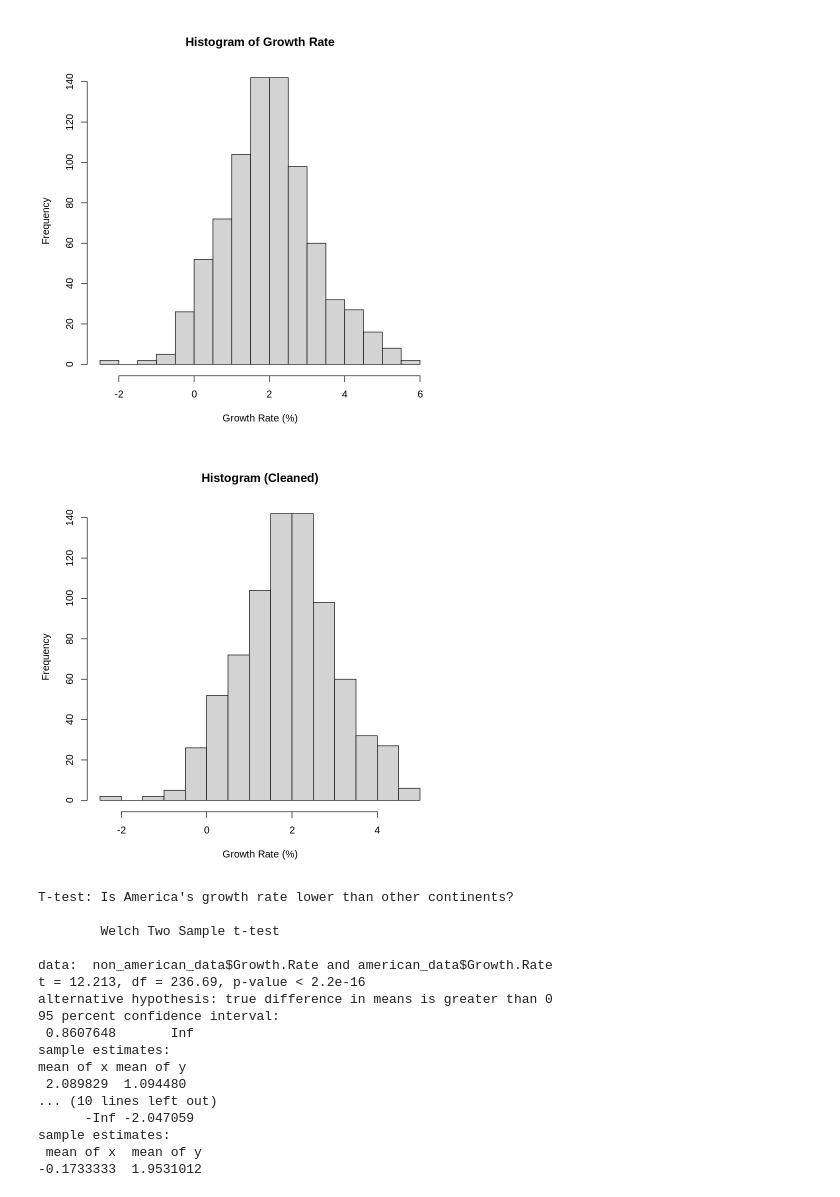
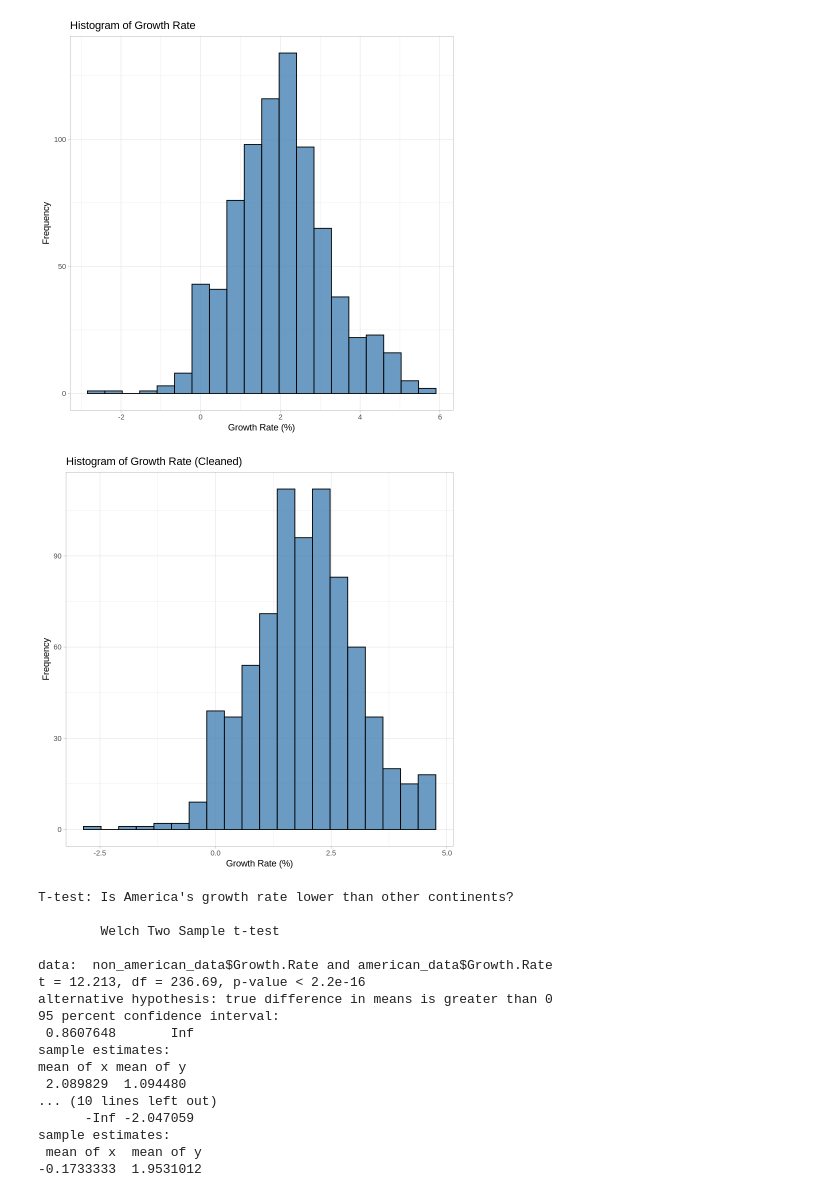
Before and after one commit to pdrzxzz/world-population-growth-rate-in-R, a Jupyter notebook: world-population-growth-rate.ipynb, the cells around one changed output. Cells and saved outputs as stored; diff of their text form; code cells hidden in the pictures.

```diff
--- a/world-population-growth-rate.ipynb
+++ b/world-population-growth-rate.ipynb
@@ -2,14 +2,22 @@
 <a href="https://colab.research.google.com/github/pdrzxzz/world-population-growth-rate-in-R/blob/main/world-population-growth-rate.ipynb" target="_parent"><img src="https://colab.research.google.com/assets/colab-badge.svg" alt="Open In Colab"/></a>
 # %%
 ####### REQUIRED PACKAGES INSTALLATION AND LOADING #######
+# Define required packages
 packages <- c("dplyr", "ggplot2", "plotly", "nortest")
+
+# Check which packages are not installed yet
 installed <- packages %in% rownames(installed.packages())
+
+# Install missing packages
 if (any(!installed)) install.packages(packages[!installed])
+
+# Load all packages
 lapply(packages, library, character.only = TRUE)
 
 
 ####### LOAD DATASET #######
 # Reading dataset from local CSV file 'world-population-growth-rate.csv'
+# Assumes the file is in working directory
 data <- read.csv("world-population-growth-rate.csv")
 
 
@@ -21,41 +29,46 @@ data <- data %>%
 # Fix typo in Continent column ("Oceana" should be "Oceania")
 data$Continent[data$Continent == "Oceana"] <- "Oceania"
 
-# Remove rows where Continent column is empty or missing
+# Remove rows where Continent column is empty or missing to avoid errors in analysis
 data <- filter(data, Continent != "")
 
 
 ####### DESCRIPTIVE STATISTICS #######
 # Calculate summary statistics for population (2023 and 2024) and growth rate
+# These give an overview of central tendency and dispersion
 summary_stats <- data %>%
   summarise(
-    mean_pop_2023 = mean(Population..2023.),
-    mean_pop_2024 = mean(Population..2024.),
-    mean_growth = mean(Growth.Rate),
-    median_pop_2023 = median(Population..2023.),
-    median_pop_2024 = median(Population..2024.),
-    median_growth = median(Growth.Rate),
-    sd_growth = sd(Growth.Rate),
-    var_growth = var(Growth.Rate)
+    mean_pop_2023 = mean(Population..2023.),     # Average population in 2023
+    mean_pop_2024 = mean(Population..2024.),     # Average population in 2024
+    mean_growth = mean(Growth.Rate),             # Average growth rate (%)
+    median_pop_2023 = median(Population..2023.), # Median population in 2023
+    median_pop_2024 = median(Population..2024.), # Median population in 2024
+    median_growth = median(Growth.Rate),         # Median growth rate (%)
+    sd_growth = sd(Growth.Rate),                  # Standard deviation of growth rate (%)
+    var_growth = var(Growth.Rate)                 # Variance of growth rate (%)
   )
 print(summary_stats)
 
 
 ####### BOXPLOT AND OUTLIERS ANALYSIS #######
-# Plot boxplot of growth rate to visualize distribution and detect outliers
-boxplot(data$Growth.Rate, main = "Boxplot of Growth Rate")
+# Plot boxplot of growth rate using ggplot2 for better style and white background
+# Boxplot visualizes distribution, center, spread, and identifies outliers
+ggplot(data, aes(y = Growth.Rate)) +
+  geom_boxplot(fill = "steelblue", color = "black", alpha = 0.7) +
+  theme_light() +
+  labs(title = "Boxplot of Growth Rate", y = "Growth Rate (%)")
 
-# Extract outliers from boxplot stats
+# Extract outliers from boxplot stats for further analysis
 outliers <- boxplot.stats(data$Growth.Rate)$out
 
-# Separate outliers into negative and positive groups
+# Separate outliers into negative (below normal) and positive (above normal)
 neg_outliers <- outliers[outliers < 0]
 pos_outliers <- outliers[outliers >= 0]
 
-# Get rows corresponding to negative outliers
+# Get data rows corresponding to negative outliers to check which cities have declining populations
 neg_outlier_data <- subset(data, Growth.Rate %in% neg_outliers)
 
-# Get rows corresponding to positive outliers
+# Get data rows corresponding to positive outliers to check fastest growing cities
 pos_outlier_data <- subset(data, Growth.Rate %in% pos_outliers)
 
 # Print cities with negative outliers (growth rates significantly below average)
@@ -69,17 +82,22 @@ print(pos_outlier_data)
 
 ####### HISTOGRAM OF GROWTH RATE DISTRIBUTION #######
 # Visualize distribution of growth rates with histogram (including outliers)
-hist(data$Growth.Rate, breaks = 20, main = "Histogram of Growth Rate", xlab = "Growth Rate (%)")
+# Histogram shows frequency distribution, helps check skewness, modality, spread
+ggplot(data, aes(x = Growth.Rate)) +
+  geom_histogram(bins = 20, fill = "steelblue", color = "black", alpha = 0.8) +
+  theme_light() +
+  labs(title = "Histogram of Growth Rate", x = "Growth Rate (%)", y = "Frequency")
 
 
 ####### NORMALITY TEST WITH OUTLIERS #######
 # Perform Anderson-Darling test for normality on growth rate data including outliers
+# p-value < 0.05 means data significantly deviates from normal distribution
 cat("\nAnderson-Darling test (with outliers):\n")
 print(ad.test(data$Growth.Rate))
 
 
 ####### REMOVE POSITIVE OUTLIERS AND REANALYZE #######
-# Filter out positive outliers to clean data and check impact on normality
+# Remove positive outliers to analyze if normality improves when extreme growth rates are excluded
 cleaned_data <- filter(data, !(Growth.Rate %in% pos_outliers))
 
 # Perform Anderson-Darling test again on cleaned data without positive outliers
@@ -87,31 +105,40 @@ cat("\nAnderson-Darling test (without positive outliers):\n")
 print(ad.test(cleaned_data$Growth.Rate))
 
 # Plot histogram of cleaned growth rate data (outliers removed)
-hist(cleaned_data$Growth.Rate, breaks = 20, main = "Histogram (Cleaned)", xlab = "Growth Rate (%)")
+# This helps visualize if distribution becomes closer to normal shape
+ggplot(cleaned_data, aes(x = Growth.Rate)) +
+  geom_histogram(bins = 20, fill = "steelblue", color = "black", alpha = 0.8) +
+  theme_light() +
+  labs(title = "Histogram of Growth Rate (Cleaned)", x = "Growth Rate (%)", y = "Frequency")
 
 
 ####### POPULATION BY CONTINENT #######
 # Bar chart showing total population per continent in 2024 after cleaning
+# Helps identify which continents have largest urban populations
 ggplot(cleaned_data, aes(x = Continent, y = Population..2024.)) +
   geom_col(fill = "steelblue") +
-  theme_minimal() +
+  theme_light() +
   labs(title = "Population by Continent (2024)", y = "Population", x = "Continent")
 
 
 ####### HYPOTHESIS TESTING #######
 
 ##### Hypothesis 1: Is growth rate in Americas lower than other continents? #####
+# Split cleaned data into Americas (North & South) and non-Americas groups for comparison
 american_data <- filter(cleaned_data, Continent %in% c("South America", "North America"))
 non_american_data <- filter(cleaned_data, !Continent %in% c("South America", "North America"))
 
+# Welch Two Sample t-test checks if mean growth rate in Americas is significantly lower than in other continents
 cat("\nT-test: Is America's growth rate lower than other continents?\n")
 print(t.test(non_american_data$Growth.Rate, american_data$Growth.Rate, alternative = "greater"))
 
 
 ##### Hypothesis 2: Is Japan's growth rate lower than other countries? #####
+# Separate Japan data from other countries for comparison
 japan_data <- filter(cleaned_data, Country == "Japan")
 non_japan_data <- filter(cleaned_data, Country != "Japan")
 
+# Welch Two Sample t-test checks if Japan's mean growth rate is significantly lower than that of other countries
 cat("\nT-test: Is Japan's growth rate lower than other countries?\n")
 print(t.test(japan_data$Growth.Rate, non_japan_data$Growth.Rate, alternative = "less"))
 # %% [output]
@@ -151,19 +178,19 @@ print(t.test(japan_data$Growth.Rate, non_japan_data$Growth.Rate, alternative = "
 Anderson-Darling test (with outliers):
 
         Anderson-Darling normality test
 
 data:  data$Growth.Rate
 A = 1.9341, p-value = 6.198e-05
 
 
 Anderson-Darling test (without positive outliers):
 
         Anderson-Darling normality test
 
 data:  cleaned_data$Growth.Rate
 A = 0.68548, p-value = 0.07318
-[figure, old version]
+[figure, new version]
-[figure, old version]
+[figure, new version]
 T-test: Is America's growth rate lower than other continents?
 
         Welch Two Sample t-test
```
Also changed, not shown: parts of 1 cell of this notebook.
